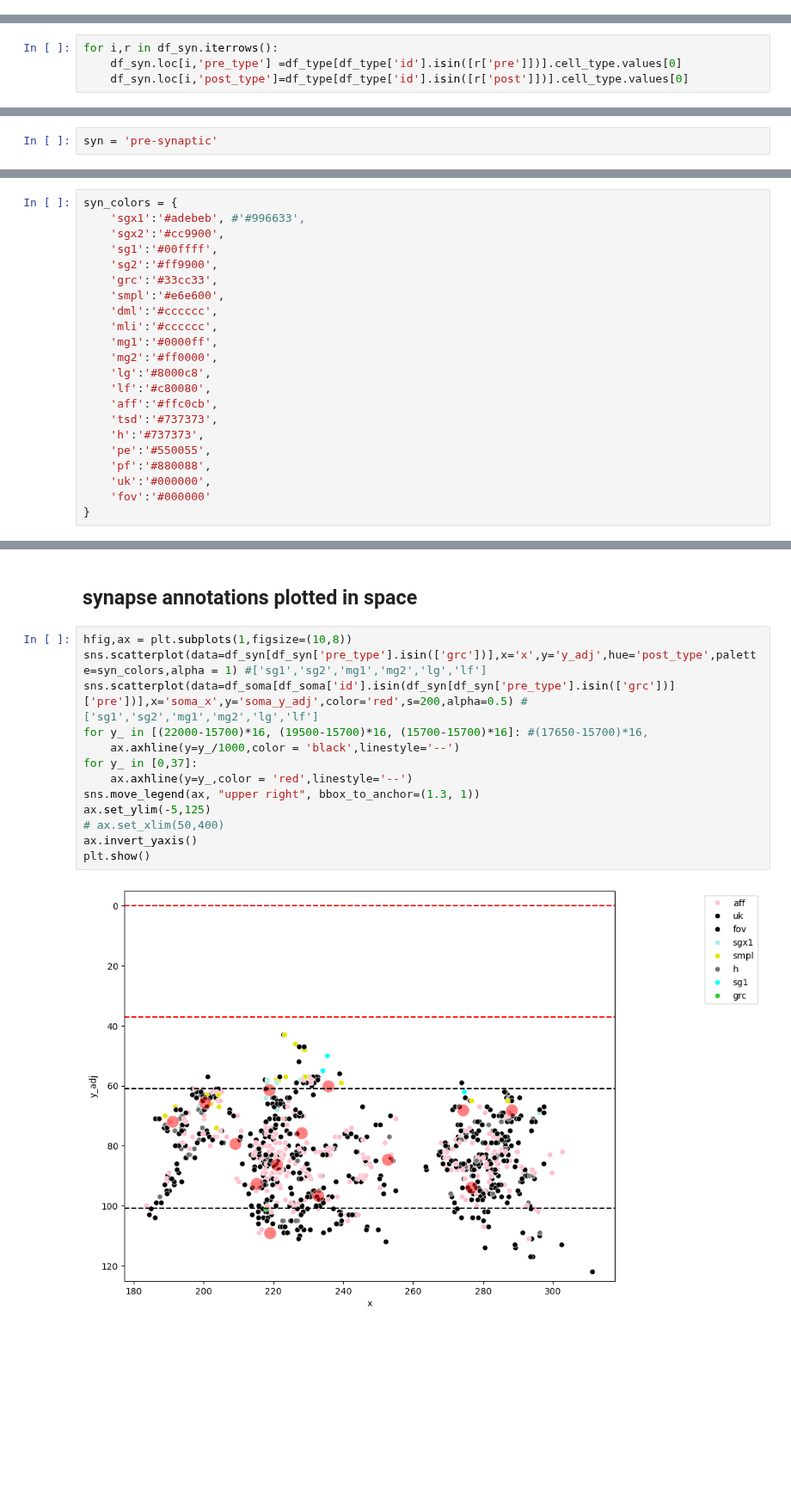
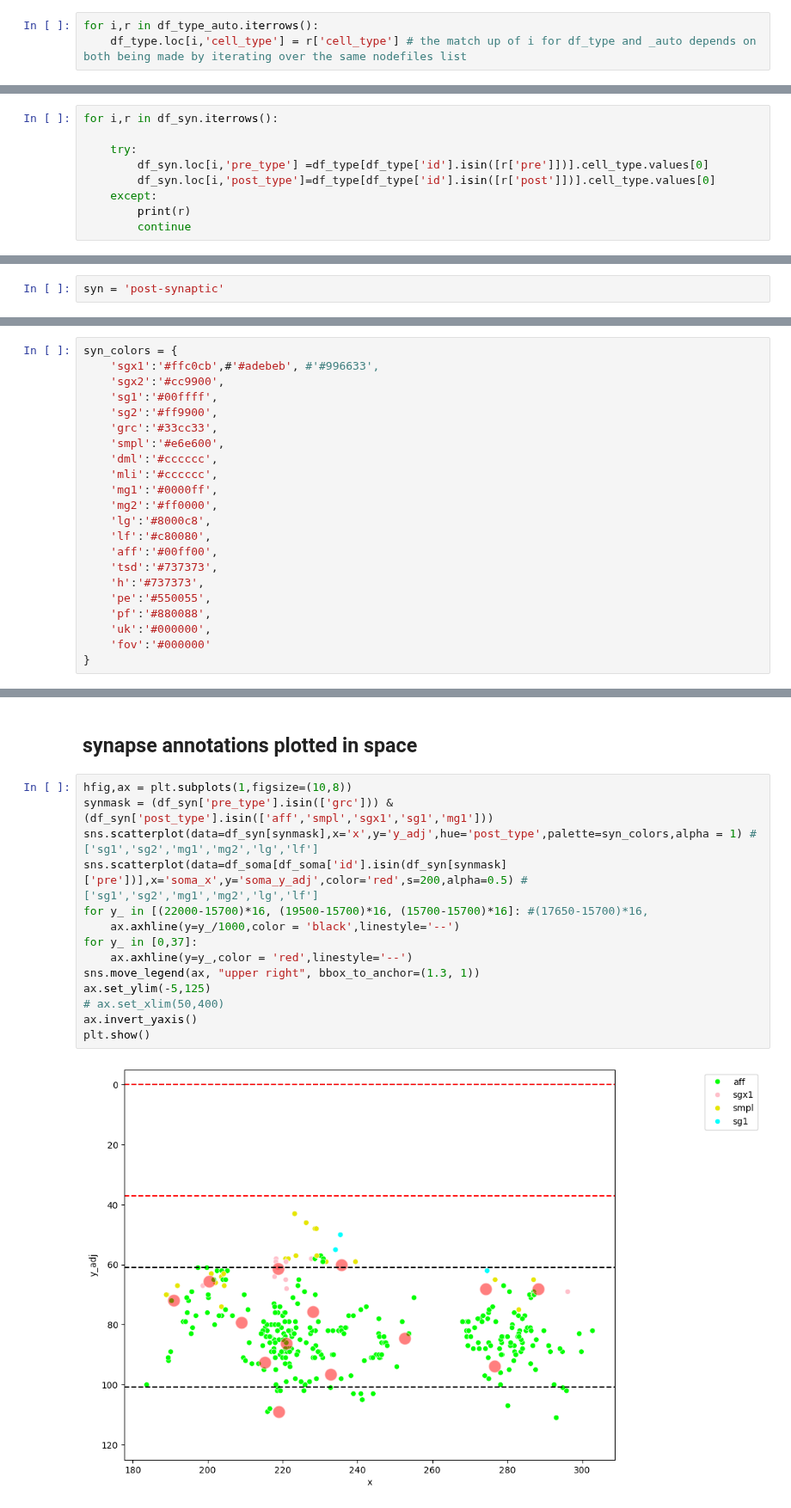
Before and after one commit to neurologic/eCREST, a Jupyter notebook: MG_continuum.ipynb, the cells around one changed output, grey strips where cells are left out. Shown at 86% size. Drawn from its saved outputs; the diff is of its cells as text; blank space fills up the shorter version.

```diff
--- a/MG_continuum.ipynb
+++ b/MG_continuum.ipynb
@@ -150,0 +189,3 @@ df_type
+# %%
+for i,r in df_type_auto.iterrows():
+    df_type.loc[i,'cell_type'] = r['cell_type'] # the match up of i for df_type and _auto depends on both being made by iterating over the same nodefiles list
@@ -169,7 +224,12 @@ df_syn
 # %%
 for i,r in df_syn.iterrows():
-    df_syn.loc[i,'pre_type'] =df_type[df_type['id'].isin([r['pre']])].cell_type.values[0]
-    df_syn.loc[i,'post_type']=df_type[df_type['id'].isin([r['post']])].cell_type.values[0]
+
+    try:
+        df_syn.loc[i,'pre_type'] =df_type[df_type['id'].isin([r['pre']])].cell_type.values[0]
+        df_syn.loc[i,'post_type']=df_type[df_type['id'].isin([r['post']])].cell_type.values[0]
+    except:
+        print(r)
+        continue
 # %%
 df_edges=df_syn.drop(['Unnamed: 0','x','y','z','structure'],axis=1).value_counts().reset_index(name='weight')
 # %%
@@ -230,7 +310,7 @@ df_syn
 # %% [markdown]
 # Completeness of synapses
 # %%
-syn = 'pre-synaptic'
+syn = 'post-synaptic'
 # %%
 all_types = set(df_edges['pre_type'].unique()) | set(df_edges['post_type'].unique()) #- set(['glia'])
 c_type_check = all_types #['mg1','mg2','sg1','sg2','grc']
@@ -739,7 +1010,7 @@ len(df_input)
 # visualize
 # %%
 syn_colors = {
-    'sgx1':'#adebeb', #'#996633',
+    'sgx1':'#ffc0cb',#'#adebeb', #'#996633',
     'sgx2':'#cc9900',
     'sg1':'#00ffff',
     'sg2':'#ff9900',
@@ -751,7 +1022,7 @@ syn_colors = {
     'mg2':'#ff0000',
     'lg':'#8000c8',
     'lf':'#c80080',
-    'aff':'#ffc0cb',
+    'aff':'#00ff00',
     'tsd':'#737373',
     'h':'#737373',
     'pe':'#550055',
@@ -982,18 +1254,19 @@ array([222597526, 223881844, 226019332, 227254070, 228321391, 228366816,
 ## synapse annotations plotted in space
 # %%
 hfig,ax = plt.subplots(1,figsize=(10,8))
-sns.scatterplot(data=df_syn[df_syn['pre_type'].isin(['grc'])],x='x',y='y_adj',hue='post_type',palette=syn_colors,alpha = 1) #['sg1','sg2','mg1','mg2','lg','lf']
-sns.scatterplot(data=df_soma[df_soma['id'].isin(df_syn[df_syn['pre_type'].isin(['grc'])]['pre'])],x='soma_x',y='soma_y_adj',color='red',s=200,alpha=0.5) #['sg1','sg2','mg1','mg2','lg','lf']
+synmask = (df_syn['pre_type'].isin(['grc'])) & (df_syn['post_type'].isin(['aff','smpl','sgx1','sg1','mg1']))
+sns.scatterplot(data=df_syn[synmask],x='x',y='y_adj',hue='post_type',palette=syn_colors,alpha = 1) #['sg1','sg2','mg1','mg2','lg','lf']
+sns.scatterplot(data=df_soma[df_soma['id'].isin(df_syn[synmask]['pre'])],x='soma_x',y='soma_y_adj',color='red',s=200,alpha=0.5) #['sg1','sg2','mg1','mg2','lg','lf']
 for y_ in [(22000-15700)*16, (19500-15700)*16, (15700-15700)*16]: #(17650-15700)*16,
     ax.axhline(y=y_/1000,color = 'black',linestyle='--')
 for y_ in [0,37]:
     ax.axhline(y=y_,color = 'red',linestyle='--')
 sns.move_legend(ax, "upper right", bbox_to_anchor=(1.3, 1))
 ax.set_ylim(-5,125)
 # ax.set_xlim(50,400)
 ax.invert_yaxis()
 plt.show()
 # %% [output]
-[figure, old version]
+[figure, new version]
 # %%
 hfig,ax = plt.subplots(1,figsize=(10,8))
```
Also changed, not shown: parts of 78 cells of this notebook, 4 other files.
